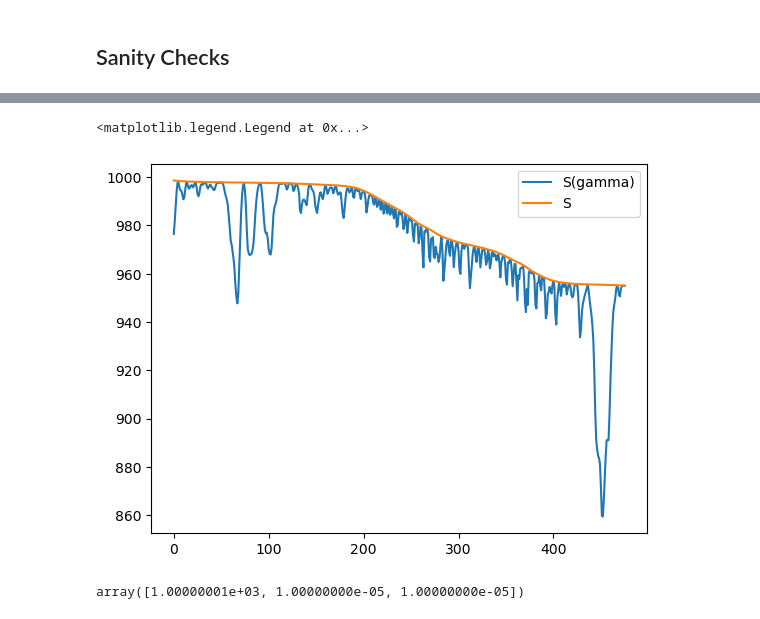
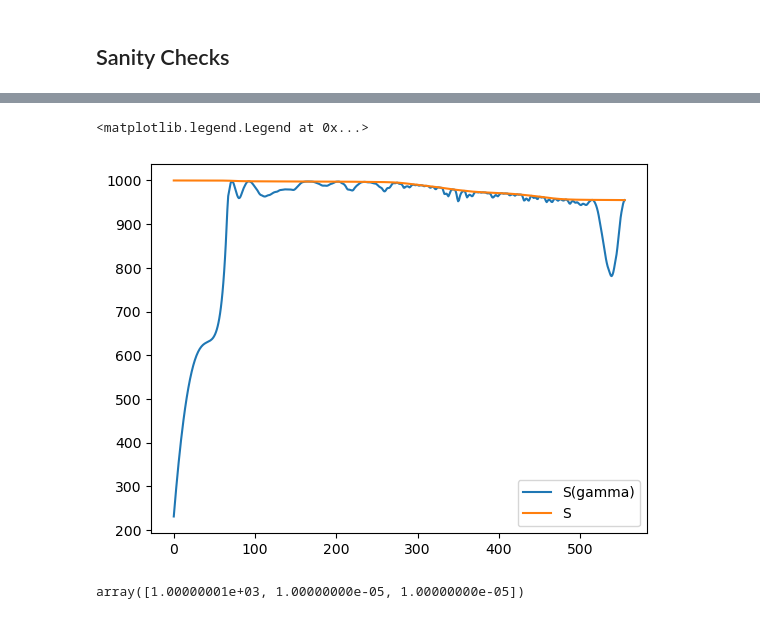
Before and after one commit to williamlaplante/CausalCovid, a Jupyter notebook: exp/exp004_log_sir/visualize_experiment.ipynb, the cells around one changed output, grey strips where cells are left out. Saved outputs shown, nothing was run; the diff lists cells and outputs as text; code cells hidden in the pictures.

```diff
--- a/exp/exp004_log_sir/visualize_experiment.ipynb
+++ b/exp/exp004_log_sir/visualize_experiment.ipynb
@@ -111,12 +111,12 @@ plt.legend()
 # %%
-init_step = 2000
+init_step = 0
 gamma=0.06
 plt.plot((1000 * (gamma * I + Ip) / (beta_link * I))[init_step:].reshape(-1, 25).mean(axis=1), label="S(gamma)")
 plt.plot(S[init_step:].reshape(-1, 25).mean(axis=1), label="S")
 plt.legend()
 # %% [output]
 <matplotlib.legend.Legend at 0x...>
-[figure, old version]
+[figure, new version]
 # %%
 data["sir_data"][0]
 # %% [output]
```
Also changed, not shown: parts of 8 cells of this notebook, 18 other files.
